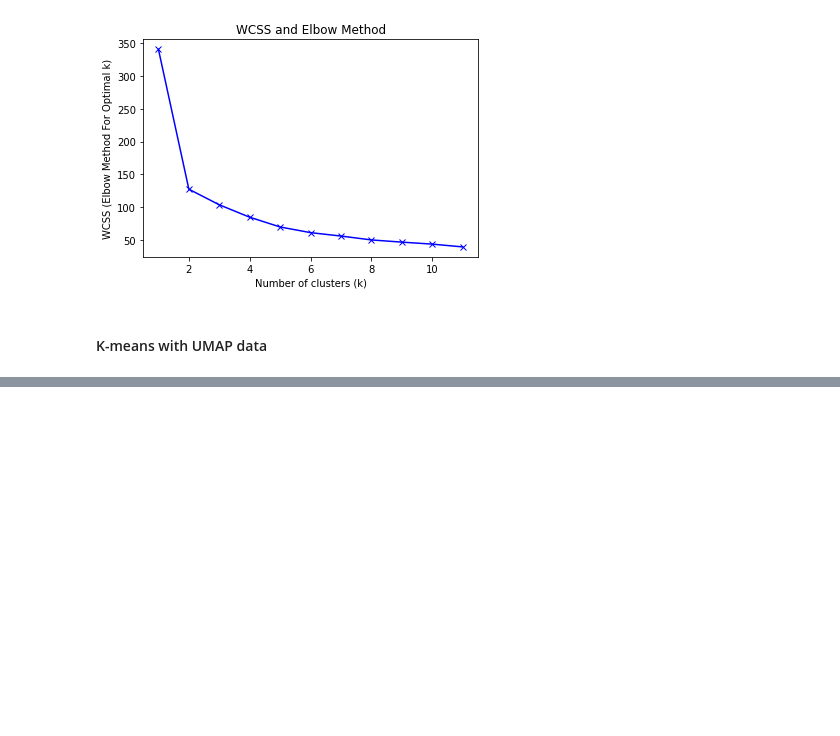
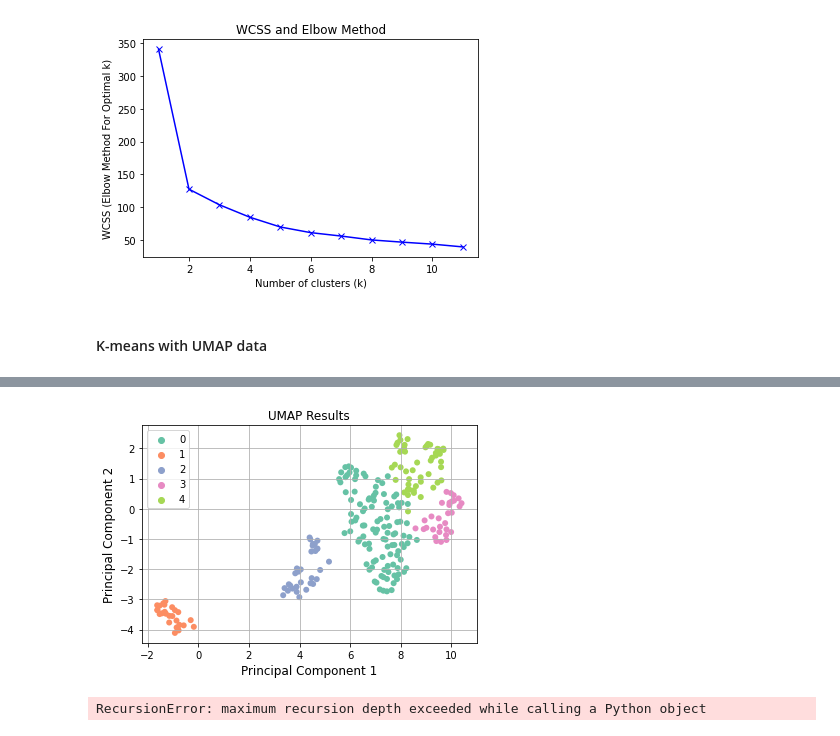
Before and after one commit to Vinomo4/SWTech, a Jupyter notebook: models/Clustering.ipynb, the cells around one changed output, grey strips where cells are left out. Cells and saved outputs as stored; diff of their text form; code cells hidden in the pictures; blank space fills up the shorter version.

Commit message:
Add optimization parameters

```diff
--- a/models/Clustering.ipynb
+++ b/models/Clustering.ipynb
@@ -244,7 +349,7 @@ min_max_data = transform_dataset(data,type="min_max")
 # %%
 # Compute the number of clusters and which cluster is every author
 track("Starting WCSS and Elbow method for choosing the number of clusters")
-clusters, number_of_clusters, silhouette = define_num_clusters(min_max_data,min_k=4, max_k=12)
+clusters_none , number_of_clusters_none , silhouette_none = define_num_clusters(min_max_data,min_k=5, max_k=12)
 track("Finished WCSS and Elbow method for choosing the number of clusters")
 # %% [output]
 silhouette_score 0.6778298218106921
@@ -265,6 +370,6 @@ PCA components:10
 # %%
 # Compute the number of clusters and which cluster is every author
 track("Starting WCSS and Elbow method for choosing the number of clusters")
-clusters, number_of_clusters, silhouette = define_num_clusters(PCA_data,min_k=4,max_k=12)
+clusters_PCA, number_of_clusters_PCA, silhouette_PCA = define_num_clusters(PCA_data,min_k=5,max_k=12)
 track("Finished WCSS and Elbow method for choosing the number of clusters")
 # %% [output]
@@ -298,0 +406,9 @@ Number of clusters 4
+# %%
+if silhouette_PCA > silhouette_UMAP and silhouette_PCA > silhouette_none:
+    plot_clusters(clusters_PCA, min_max_data,standardized_data,"PCA")
+elif silhouette_PCA < silhouette_UMAP and silhouette_UMAP > silhouette_none:
+    plot_clusters(clusters_UMAP, min_max_data, standardized_data,"UMAP")
+else:
+    plot_clusters(clusters_none, min_max_data, standardized_data,"None")
+# %% [output]
+[figure, added]
@@ -298,0 +444,4 @@ Number of clusters 4
+# %%
+optimization_parameters_UMAP_1(standardized_data,2)
+# %% [output]
+RecursionError: maximum recursion depth exceeded while calling a Python object
```
Also changed, not shown: parts of 8 cells of this notebook, 1 other file.
